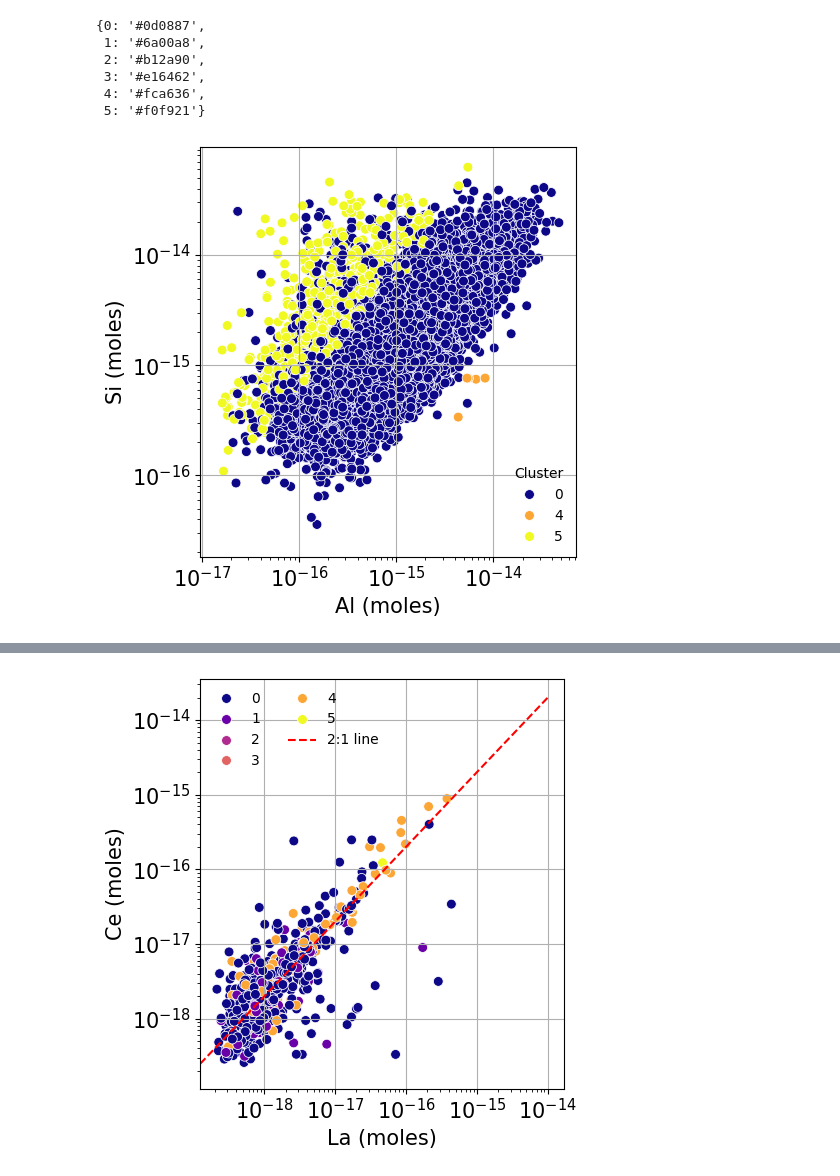
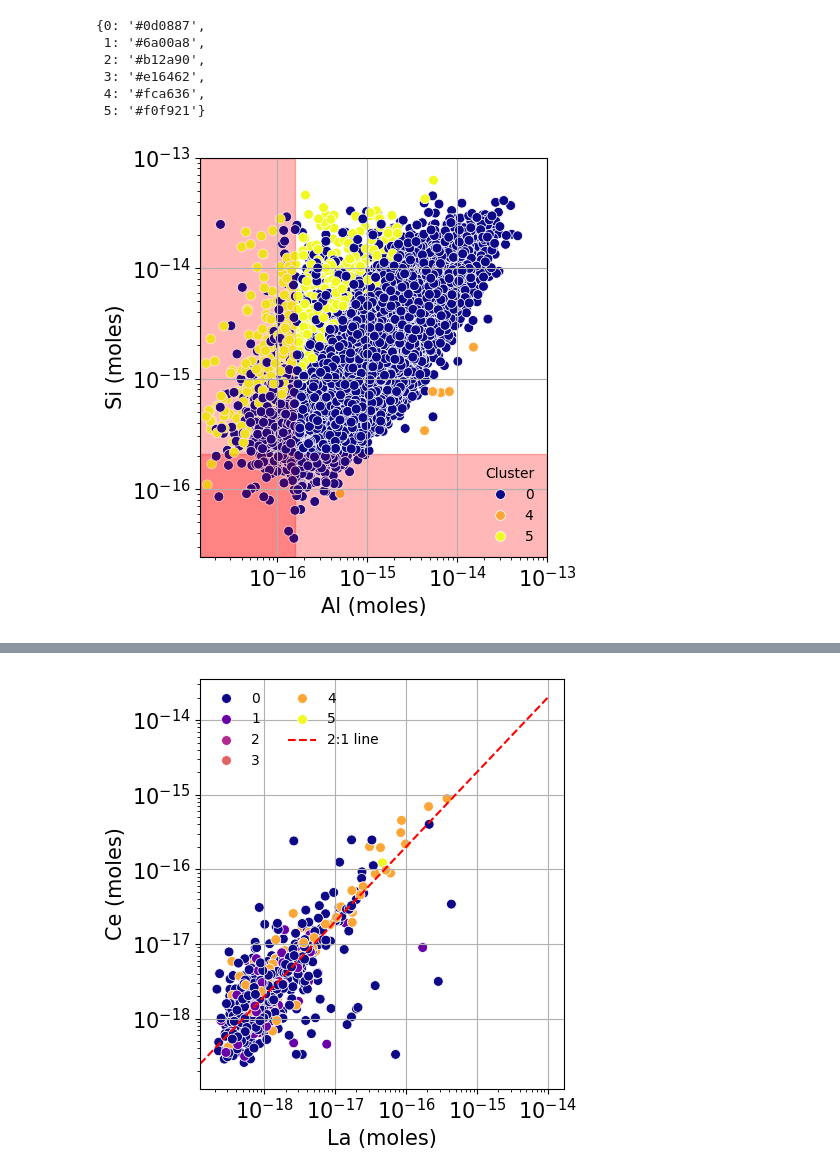
Before and after one commit to MTharaud/nanoArchive, a Jupyter notebook: 4 - data_exam.ipynb, the cells around one changed output, grey strips where cells are left out. Saved outputs shown, nothing was run; the diff lists cells and outputs as text; code cells hidden in the pictures.

```diff
--- a/4 - data_exam.ipynb
+++ b/4 - data_exam.ipynb
@@ -396,28 +396,75 @@ colormap_no_prefix
  3: '#e16462',
  4: '#fca636',
  5: '#f0f921'}
+# %%
+lod = {
+    "autograms": {
+        "min_Si": 689.19881,
+        "max_Si": 5892.8322,
+        "min_Al": 371.48372,
+        "max_Al": 4293.6289
+    },
+    "moles": {
+        "min_Si": 2.4539e-17,
+        "max_Si": 2.0982e-16,
+        "min_Al": 1.3768e-17,
+        "max_Al": 1.5913e-16
+    }
+}
 # %%
 # plot Al vs Si scatter plot for clusters 1,2,6 using the moles
 plt.figure(figsize=(5, 5))
+
+#plot the lod areas as a shaded region
+plt.fill_between(
+    [lod['moles']['min_Al'], lod['moles']['max_Al']],
+    0, 1e-13,
+    color='red', alpha=0.2, #label='LOD Area'
+)
+
+plt.fill_betweenx(
+    [lod['moles']['min_Si'], lod['moles']['max_Si']],
+    0, 1e-13,
+    color='red', alpha=0.2
+)
+
+# plot the scatter plot for the specified clusters
 sns.scatterplot(
     data=merged_df[merged_df['Agglomerative Cluster'].isin(cluster_number)],
     x='Al moles', y='Si moles',
     hue='Agglomerative Cluster',
     palette=colormap_no_prefix, markers=['o', 's', 'D'], s=50
 )
 plt.xscale('log')
 plt.yscale('log')
 plt.xlabel('Al (moles)', fontsize=fontsize)
 plt.ylabel('Si (moles)', fontsize=fontsize)
 plt.legend(title='Cluster', fontsize=10, frameon=False)
 plt.grid(True)
 
+# put the limits of the x and y axis using only the max 1e-13
+plt.xlim(lod['moles']['min_Al'], 1e-13)
+plt.ylim(lod['moles']['min_Si'], 1e-13)
+
+#plot the lod areas as a shaded region
+plt.fill_between(
+    [lod['moles']['min_Al'], lod['moles']['max_Al']],
+    0, 1e-13,
+    color='red', alpha=0.1, #label='LOD Area'
+)
+
+plt.fill_betweenx(
+    [lod['moles']['min_Si'], lod['moles']['max_Si']],
+    0, 1e-13,
+    color='red', alpha=0.1,
+)
+
 plt.tick_params(axis='both', labelcolor='black', labelsize=fontsize)
 plt.tight_layout()
 plt.savefig("Figures/Al_Si_scatter.png", dpi=300, bbox_inches='tight')
 plt.show()
 # %% [output]
-[figure, old version]
+[figure, new version]
 # %%
 # plot Al vs Fe scatter plot for clusters 1,2,6 using the moles
 plt.figure(figsize=(5, 5))
```
Also changed, not shown: parts of 9 cells of this notebook, 40 other files.
